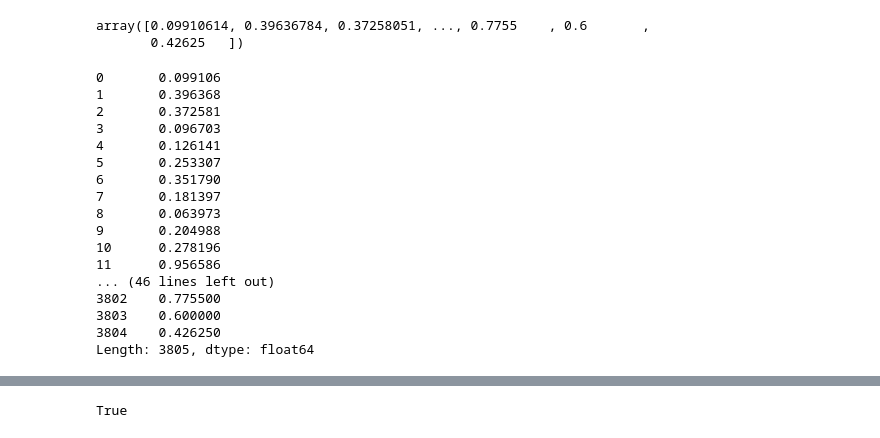
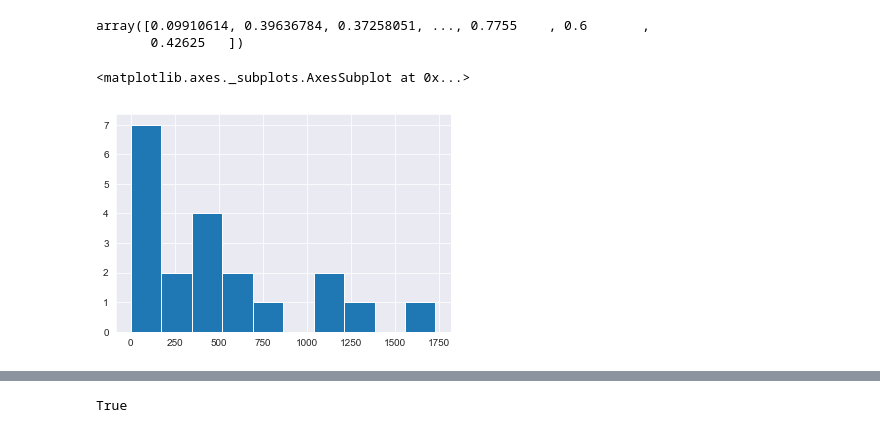
Before and after one commit to Steve-Choi/DAND, a Jupyter notebook: tmdb_project.ipynb, the cells around one changed output, grey strips where cells are left out. Cells and saved outputs as stored; diff of their text form; code cells hidden in the pictures.

```diff
--- a/tmdb_project.ipynb
+++ b/tmdb_project.ipynb
@@ -496,26 +518,11 @@ np.divide(np.array(df.budget),np.array(df.revenue))
 # %% [output]
 array([0.09910614, 0.39636784, 0.37258051, ..., 0.7755    , 0.6       ,
        0.42625   ])
-# %%
-df.budget/df.revenue
-# %% [output]
-0       0.099106
-1       0.396368
-2       0.372581
-3       0.096703
-4       0.126141
-5       0.253307
-6       0.351790
-7       0.181397
-8       0.063973
-9       0.204988
-10      0.278196
-11      0.956586
-... (46 lines left out)
-3802    0.775500
-3803    0.600000
-3804    0.426250
-Length: 3805, dtype: float64
+# %%
+word_count('genres').hist()
+# %% [output]
+<matplotlib.axes._subplots.AxesSubplot at 0x...>
+[figure, added]
 # %%
 df[df.director.str.contains('J.J.')]
 # %% [output]
```
Also changed, not shown: parts of 17 cells of this notebook.
